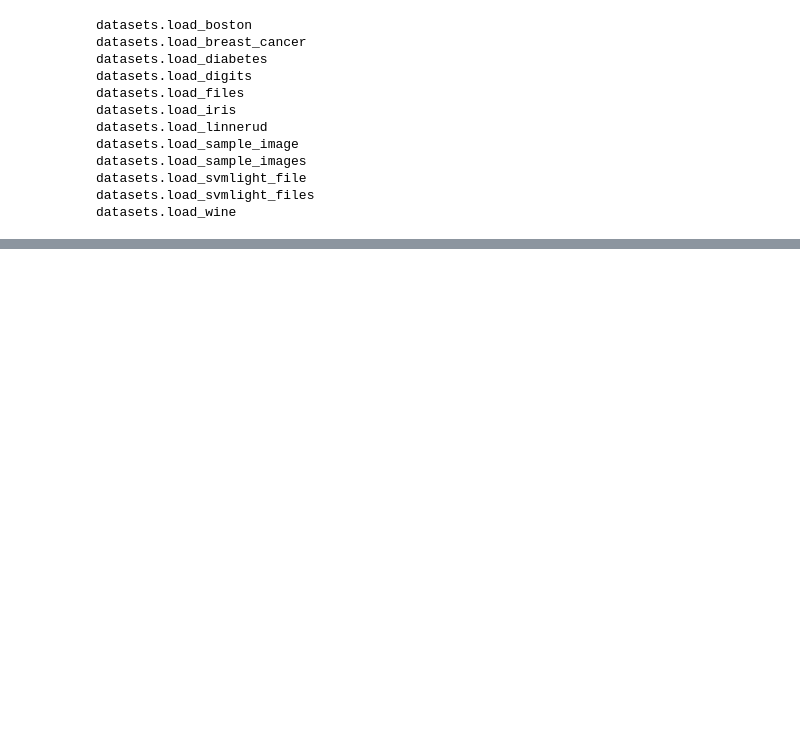
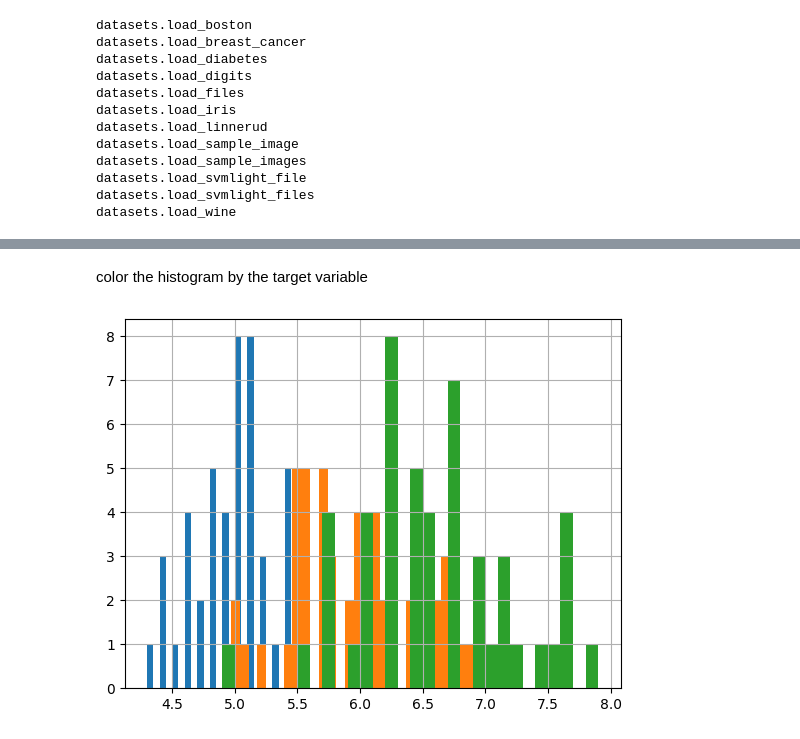
Before and after one commit to anupkumarsahu/scikit-learn-Cookbook, a Jupyter notebook: chapter01/Loading the iris dataset.ipynb, the cells around one changed output, grey strips where cells are left out. Drawn from its saved outputs; the diff is of its cells as text; code cells hidden in the pictures; blank space fills up the shorter version.

```diff
--- a/chapter01/Loading the iris dataset.ipynb
+++ b/chapter01/Loading the iris dataset.ipynb
@@ -49,0 +141,8 @@ diabetes = datasets.load_diabetes()
+# %% [markdown]
+color the histogram by the target variable
+# %%
+for class_number in np.unique(iris.target):
+    plt.figure(1)
+    iris_df["sepal length (cm)"].iloc[np.where(iris.target == class_number)[0]].hist(bins=30)
+# %% [output]
+[figure, added]
```
Also changed, not shown: parts of 16 cells of this notebook.
